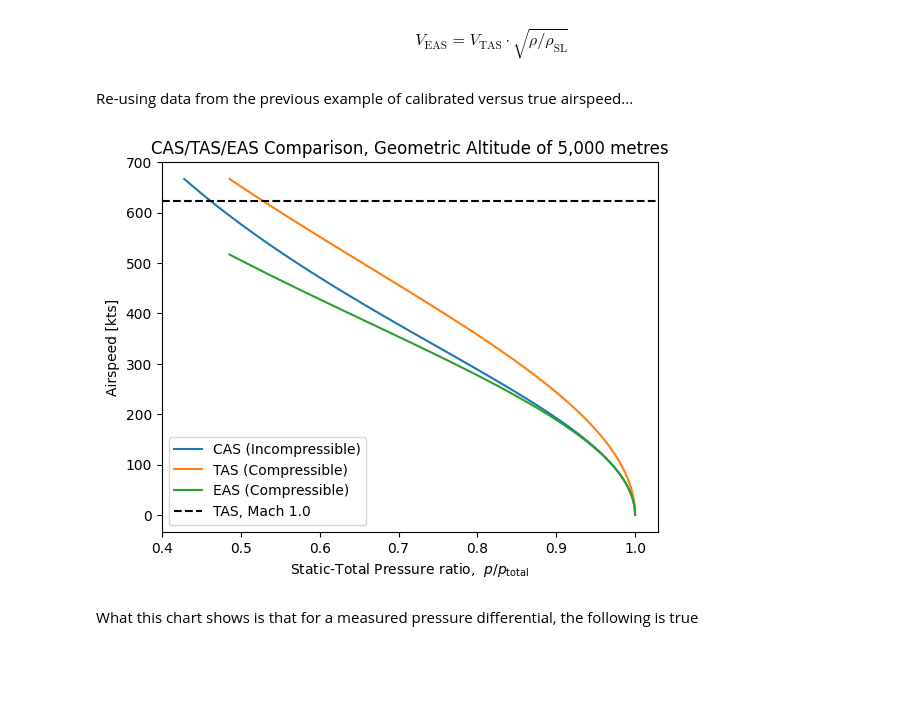
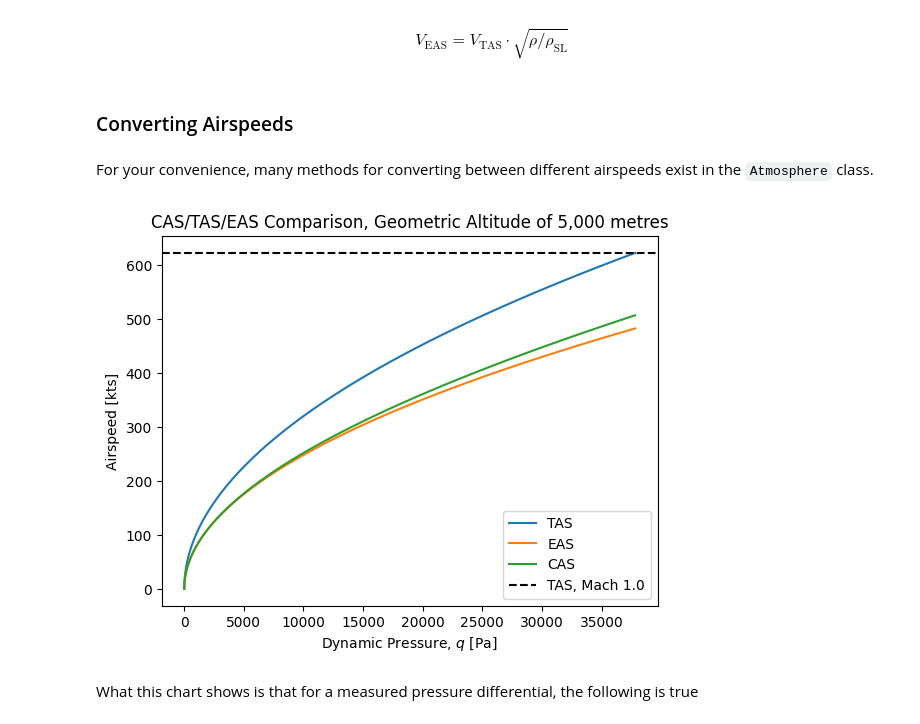
Before and after one commit to yaseen157/ADRpy, a Jupyter notebook: docs/ADRpy/notebooks/Understanding Airspeeds.ipynb, the cells around one changed output. Drawn from its saved outputs; the diff is of its cells as text; code cells hidden in the pictures; blank space fills up the shorter version.

Commit message:
Quality of life, better airspeed conversions

```diff
--- a/docs/ADRpy/notebooks/Understanding Airspeeds.ipynb
+++ b/docs/ADRpy/notebooks/Understanding Airspeeds.ipynb
@@ -303,28 +247,0 @@ Since ambient pressure cleanly maps to an altitude from which the local speed of
-# %%
-atm = at.Atmosphere()
-z = 5e3
-gamma = 1.4
-
-# Compressible flow
-V_KTAS = np.linspace(0, 667)
-
-# Incompressible flow (calculated)
-V_mpsTAS = uc.kts_mps(V_KTAS)
-Vsound_mps = atm.vsound_mps(altitude_m=z)
-Mach = V_mpsTAS / Vsound_mps
-p_ratio_c = (1 + (gamma - 1) / 2 * Mach ** 2) ** (-gamma / (gamma - 1))
-p = atm.airpress_pa(altitude_m=z)
-V_mpsCAS_calc = (2 * p / 1.225 * (1 / p_ratio_c - 1)) ** 0.5
-V_KCAS_calc = uc.mps_kts(V_mpsCAS_calc)
-
-fig, ax = plt.subplots()
-ax.set_title(f"CAS/TAS Comparison, Geometric Altitude of {z:,.0f} metres")
-ax.plot(p_ratio_c, V_KTAS, label="TAS (Compressible, actual)")
-ax.plot(p_ratio, V_KCAS, label="CAS (Incompressible, actual)")
-ax.plot(p_ratio_c, V_KCAS_calc, label="CAS (Incompressible, calculated)", ls="--")
-ax.axhline(uc.mps_kts(Vsound_mps), c="k", ls="--", label="TAS, Mach 1.0")
-ax.set_xlabel("Static-Total Pressure ratio,  $p / p_{\\text{total}}$")
-ax.set_ylabel("Airspeed [kts]")
-ax.set_ylim(0, None)
-ax.legend()
-plt.show()
@@ -347,23 +260,32 @@ It would be tiresome to compute TAS limiting conditions for every applicable alt
 Instead, aircraft designers map TAS to the *equivalent airspeed* EAS, known as the sea-level airspeed that raises an equivalent compressible dynamic pressure the true airspeed does when at altitude
 # %% [markdown]
 $$V_{\text{EAS}} = V_{\text{TAS}} \cdot \sqrt{\rho / \rho_{\text{SL}}}$$
-# %% [markdown]
-Re-using data from the previous example of calibrated versus true airspeed...
+# %% [markdown]
+### Converting Airspeeds
+# %% [markdown]
+For your convenience, many methods for converting between different airspeeds exist in the `Atmosphere` class.
 # %%
-V_KEAS = atm.tas2eas(V_KTAS, altitude_m=z)
+Machs = np.linspace(0, 1)
+pstatic = atm.airpress_pa(altitude_m=z)
+dynamic_pressure = 1.4 / 2 * pstatic * Machs ** 2
+
+# Here's just a few conversions
+V_KTAS = uc.mps_kts(atm.Mach_TAS(Machs, altitude_m=z))
+V_KEAS = uc.mps_kts(atm.Mach_EAS(Machs, altitude_m=z))
+V_KCAS = uc.mps_kts(atm.Mach_CAS(Machs, altitude_m=z))
 
 fig, ax = plt.subplots()
 ax.set_title(f"CAS/TAS/EAS Comparison, Geometric Altitude of {z:,.0f} metres")
-ax.set_xlabel("Static-Total Pressure ratio,  $p / p_{\\text{total}}$")
+ax.set_xlabel("Dynamic Pressure, $q$ [Pa]")
 ax.set_ylabel("Airspeed [kts]")
-ax.plot(p_ratio, V_KCAS, label="CAS (Incompressible)")
-ax.plot(p_ratio_c, V_KTAS, label="TAS (Compressible)")
-ax.plot(p_ratio_c, V_KEAS, label="EAS (Compressible)")
+ax.plot(dynamic_pressure, V_KTAS, label="TAS")
+ax.plot(dynamic_pressure, V_KEAS, label="EAS")
+ax.plot(dynamic_pressure, V_KCAS, label="CAS")
 ax.axhline(uc.mps_kts(1.0 * Vsound_mps), ls="--", c="k", label="TAS, Mach 1.0")
 ax.legend()
 plt.show()
 # %% [output]
-[figure, old version]
+[figure, new version]
 # %% [markdown]
 What this chart shows is that for a measured pressure differential, the following is true
 # %% [markdown]
```
Also changed, not shown: parts of 21 cells of this notebook, 15 other files.
